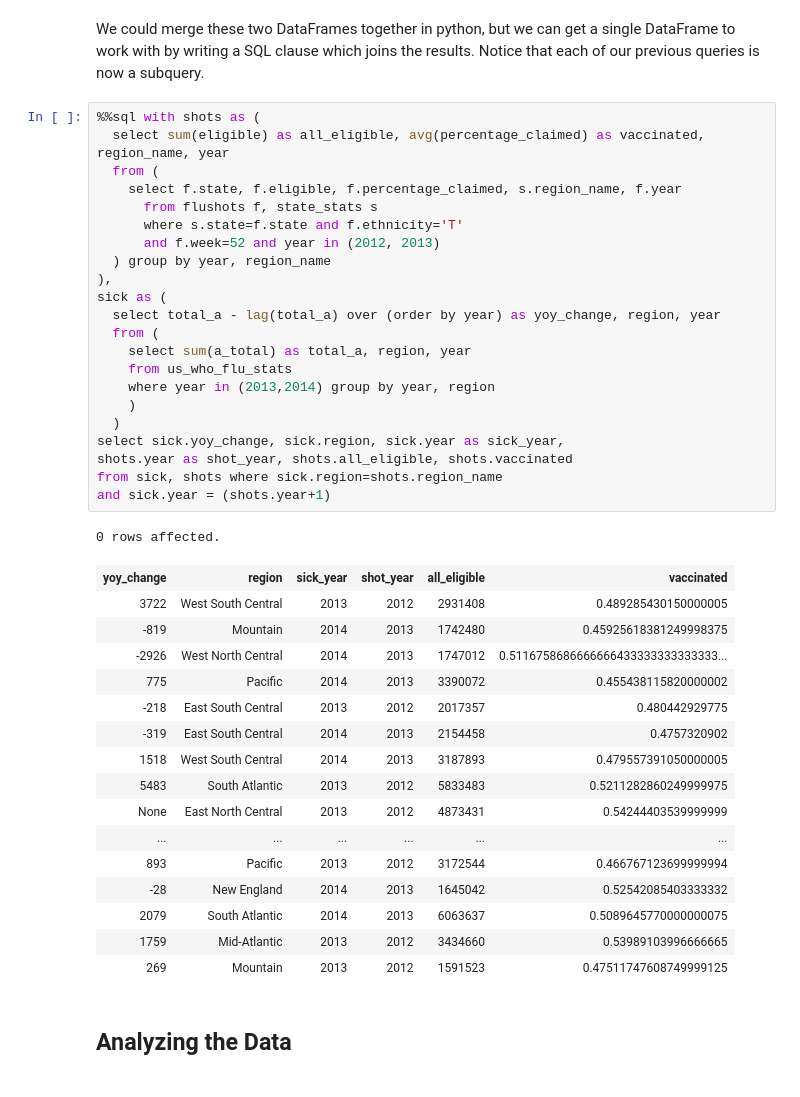
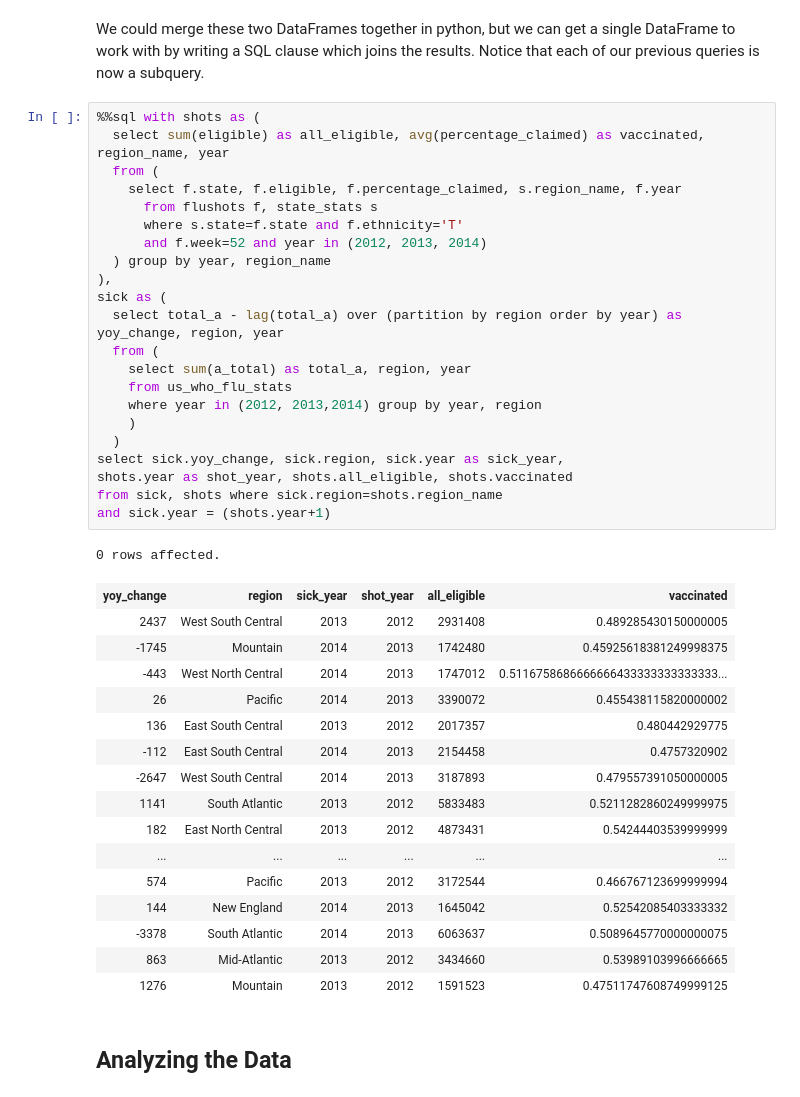
Before and after one commit to dwmclary/odsb2014, a Jupyter notebook: notebooks/Do vaccination rates impact flu rates?.ipynb, the cells around one changed output. Drawn from its saved outputs; the diff is of its cells as text.

```diff
--- a/notebooks/Do vaccination rates impact flu rates?.ipynb
+++ b/notebooks/Do vaccination rates impact flu rates?.ipynb
@@ -89,43 +89,43 @@ We could merge these two DataFrames together in python, but we can get a single
 # %%
 %%sql with shots as (
   select sum(eligible) as all_eligible, avg(percentage_claimed) as vaccinated, region_name, year
   from (
     select f.state, f.eligible, f.percentage_claimed, s.region_name, f.year
       from flushots f, state_stats s
       where s.state=f.state and f.ethnicity='T'
-      and f.week=52 and year in (2012, 2013)
+      and f.week=52 and year in (2012, 2013, 2014)
   ) group by year, region_name
 ),
 sick as (
-  select total_a - lag(total_a) over (order by year) as yoy_change, region, year
+  select total_a - lag(total_a) over (partition by region order by year) as yoy_change, region, year
   from (
     select sum(a_total) as total_a, region, year
     from us_who_flu_stats
-    where year in (2013,2014) group by year, region
+    where year in (2012, 2013,2014) group by year, region
     )
   )
 select sick.yoy_change, sick.region, sick.year as sick_year,
 shots.year as shot_year, shots.all_eligible, shots.vaccinated
 from sick, shots where sick.region=shots.region_name
 and sick.year = (shots.year+1)
 # %% [output]
 0 rows affected.
 | yoy_change | region | sick_year | shot_year | all_eligible | vaccinated |
-| 3722 | West South Central | 2013 | 2012 | 2931408 | 0.489285430150000005 |
-| -819 | Mountain | 2014 | 2013 | 1742480 | 0.45925618381249998375 |
-| -2926 | West North Central | 2014 | 2013 | 1747012 | 0.5116758686666666433333333333333... |
-| 775 | Pacific | 2014 | 2013 | 3390072 | 0.455438115820000002 |
-| -218 | East South Central | 2013 | 2012 | 2017357 | 0.480442929775 |
-| -319 | East South Central | 2014 | 2013 | 2154458 | 0.4757320902 |
-| 1518 | West South Central | 2014 | 2013 | 3187893 | 0.479557391050000005 |
-| 5483 | South Atlantic | 2013 | 2012 | 5833483 | 0.5211282860249999975 |
-| None | East North Central | 2013 | 2012 | 4873431 | 0.54244403539999999 |
+| 2437 | West South Central | 2013 | 2012 | 2931408 | 0.489285430150000005 |
+| -1745 | Mountain | 2014 | 2013 | 1742480 | 0.45925618381249998375 |
+| -443 | West North Central | 2014 | 2013 | 1747012 | 0.5116758686666666433333333333333... |
+| 26 | Pacific | 2014 | 2013 | 3390072 | 0.455438115820000002 |
+| 136 | East South Central | 2013 | 2012 | 2017357 | 0.480442929775 |
+| -112 | East South Central | 2014 | 2013 | 2154458 | 0.4757320902 |
+| -2647 | West South Central | 2014 | 2013 | 3187893 | 0.479557391050000005 |
+| 1141 | South Atlantic | 2013 | 2012 | 5833483 | 0.5211282860249999975 |
+| 182 | East North Central | 2013 | 2012 | 4873431 | 0.54244403539999999 |
 | ... | ... | ... | ... | ... | ... |
-| 893 | Pacific | 2013 | 2012 | 3172544 | 0.466767123699999994 |
-| -28 | New England | 2014 | 2013 | 1645042 | 0.52542085403333332 |
-| 2079 | South Atlantic | 2014 | 2013 | 6063637 | 0.5089645770000000075 |
-| 1759 | Mid-Atlantic | 2013 | 2012 | 3434660 | 0.53989103996666665 |
-| 269 | Mountain | 2013 | 2012 | 1591523 | 0.47511747608749999125 |
+| 574 | Pacific | 2013 | 2012 | 3172544 | 0.466767123699999994 |
+| 144 | New England | 2014 | 2013 | 1645042 | 0.52542085403333332 |
+| -3378 | South Atlantic | 2014 | 2013 | 6063637 | 0.5089645770000000075 |
+| 863 | Mid-Atlantic | 2013 | 2012 | 3434660 | 0.53989103996666665 |
+| 1276 | Mountain | 2013 | 2012 | 1591523 | 0.47511747608749999125 |
 # %% [markdown]
 ## Analyzing the Data
 # %% [markdown]
```
Also changed, not shown: parts of 8 cells of this notebook.
